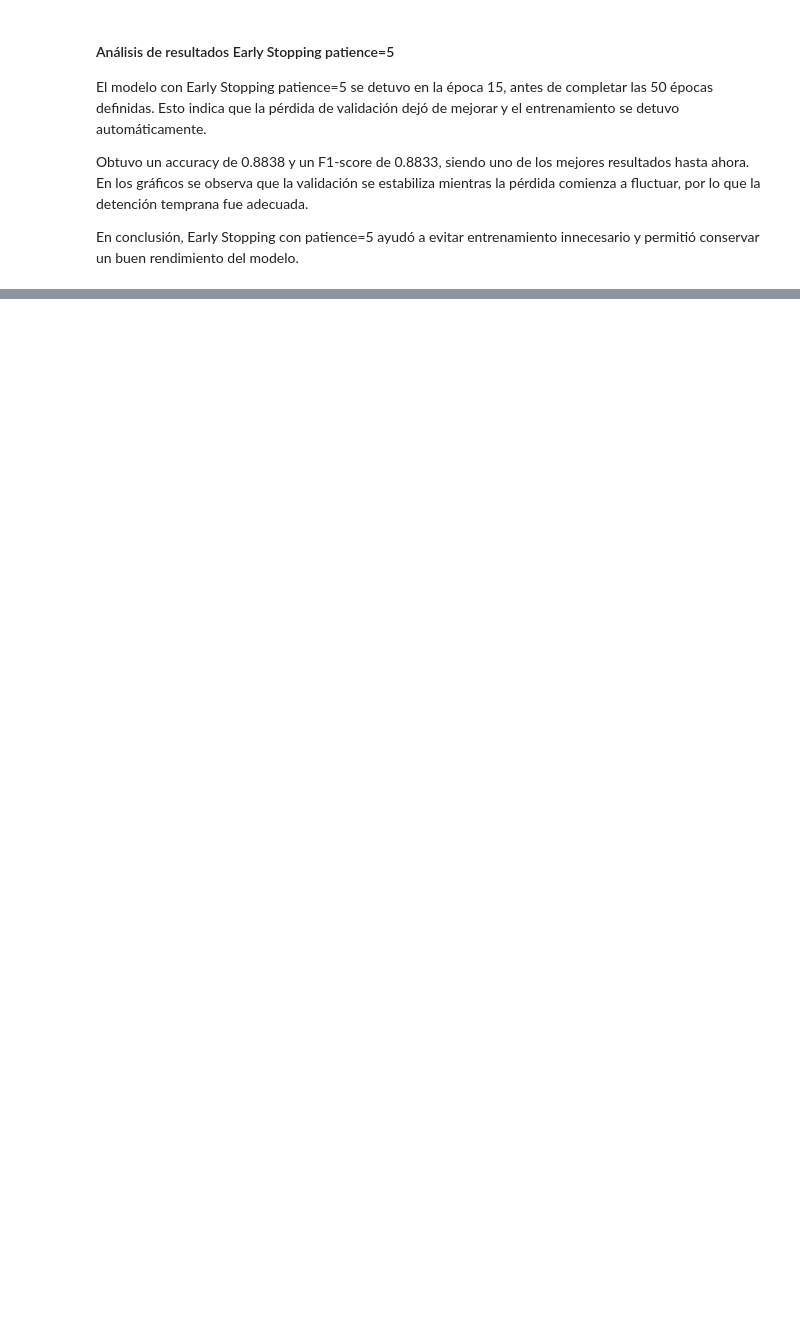
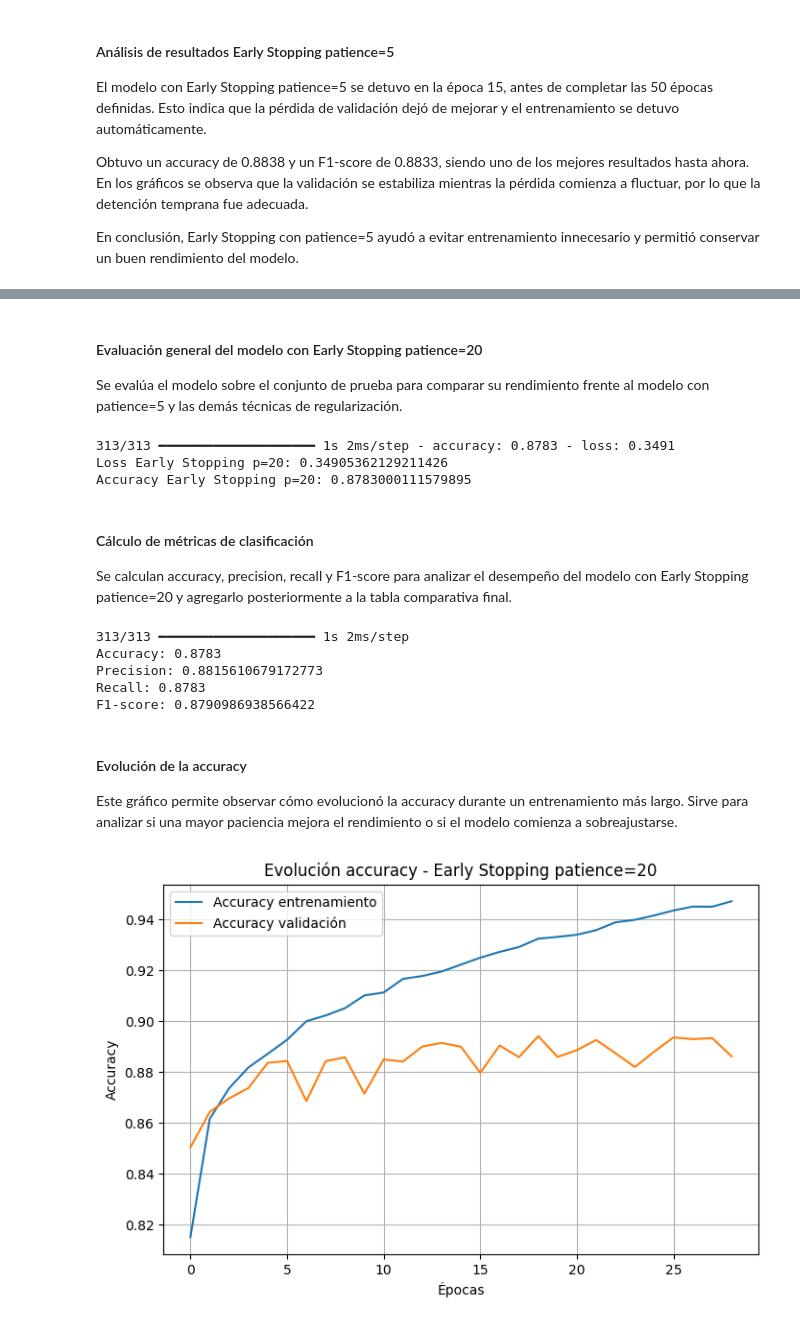
Before and after one commit to Francheskacisterna/Evaluacion_n1, a Jupyter notebook: Evaluacion_n2.ipynb, the cells around one changed output, grey strips where cells are left out. Saved outputs shown, nothing was run; the diff lists cells and outputs as text; code cells hidden in the pictures; blank space fills up the shorter version.

Commit message:
Incorporación de prueba Early Stopping patience=20 y análisis de su impacto en la generalización del modelo.

```diff
--- a/Evaluacion_n2.ipynb
+++ b/Evaluacion_n2.ipynb
@@ -1296,0 +1309,7 @@ En conclusión, Early Stopping con patience=5 ayudó a evitar entrenamiento inne
+# %%
+model_es_20 = keras.Sequential([
+    layers.Input(shape=(784,)),
+    layers.Dense(128, activation='relu'),
+    layers.Dense(64, activation='relu'),
+    layers.Dense(10, activation='softmax')
+])
@@ -1296,0 +1321,6 @@ En conclusión, Early Stopping con patience=5 ayudó a evitar entrenamiento inne
+# %%
+early_stop_20 = EarlyStopping(
+    monitor='val_loss',
+    patience=20,
+    restore_best_weights=True
+)
@@ -1296,0 +1331,9 @@ En conclusión, Early Stopping con patience=5 ayudó a evitar entrenamiento inne
+# %%
+history_es_20 = model_es_20.fit(
+    X_train,
+    y_train,
+    epochs=50,
+    batch_size=32,
+    validation_split=0.2,
+    callbacks=[early_stop_20]
+)
@@ -1296,0 +1364,56 @@ En conclusión, Early Stopping con patience=5 ayudó a evitar entrenamiento inne
+# %% [markdown]
+#### Evaluación general del modelo con Early Stopping patience=20
+
+Se evalúa el modelo sobre el conjunto de prueba para comparar su rendimiento frente al modelo con patience=5 y las demás técnicas de regularización.
+# %%
+test_loss_es_20, test_accuracy_es_20 = model_es_20.evaluate(X_test, y_test)
+
+print("Loss Early Stopping p=20:", test_loss_es_20)
+print("Accuracy Early Stopping p=20:", test_accuracy_es_20)
+# %% [output]
+313/313 ━━━━━━━━━━━━━━━━━━━━ 1s 2ms/step - accuracy: 0.8783 - loss: 0.3491
+Loss Early Stopping p=20: 0.34905362129211426
+Accuracy Early Stopping p=20: 0.8783000111579895
+# %% [markdown]
+#### Cálculo de métricas de clasificación
+
+Se calculan accuracy, precision, recall y F1-score para analizar el desempeño del modelo con Early Stopping patience=20 y agregarlo posteriormente a la tabla comparativa final.
+# %%
+y_pred_es_20 = model_es_20.predict(X_test)
+y_pred_es_20 = np.argmax(y_pred_es_20, axis=1)
+
+accuracy_es_20 = accuracy_score(y_test, y_pred_es_20)
+precision_es_20 = precision_score(y_test, y_pred_es_20, average='weighted')
+recall_es_20 = recall_score(y_test, y_pred_es_20, average='weighted')
+f1_es_20 = f1_score(y_test, y_pred_es_20, average='weighted')
+
+print("Accuracy:", accuracy_es_20)
+print("Precision:", precision_es_20)
+print("Recall:", recall_es_20)
+print("F1-score:", f1_es_20)
+# %% [output]
+313/313 ━━━━━━━━━━━━━━━━━━━━ 1s 2ms/step
+Accuracy: 0.8783
+Precision: 0.8815610679172773
+Recall: 0.8783
+F1-score: 0.8790986938566422
+# %% [markdown]
+#### Evolución de la accuracy
+
+Este gráfico permite observar cómo evolucionó la accuracy durante un entrenamiento más largo. Sirve para analizar si una mayor paciencia mejora el rendimiento o si el modelo comienza a sobreajustarse.
+# %%
+plt.figure(figsize=(8,5))
+
+plt.plot(history_es_20.history['accuracy'], label='Accuracy entrenamiento')
+plt.plot(history_es_20.history['val_accuracy'], label='Accuracy validación')
+
+plt.title('Evolución accuracy - Early Stopping patience=20')
+plt.xlabel('Épocas')
+plt.ylabel('Accuracy')
+
+plt.legend()
+plt.grid(True)
+
+plt.show()
+# %% [output]
+[figure, added]
```
Also changed, not shown: parts of 46 cells of this notebook.
